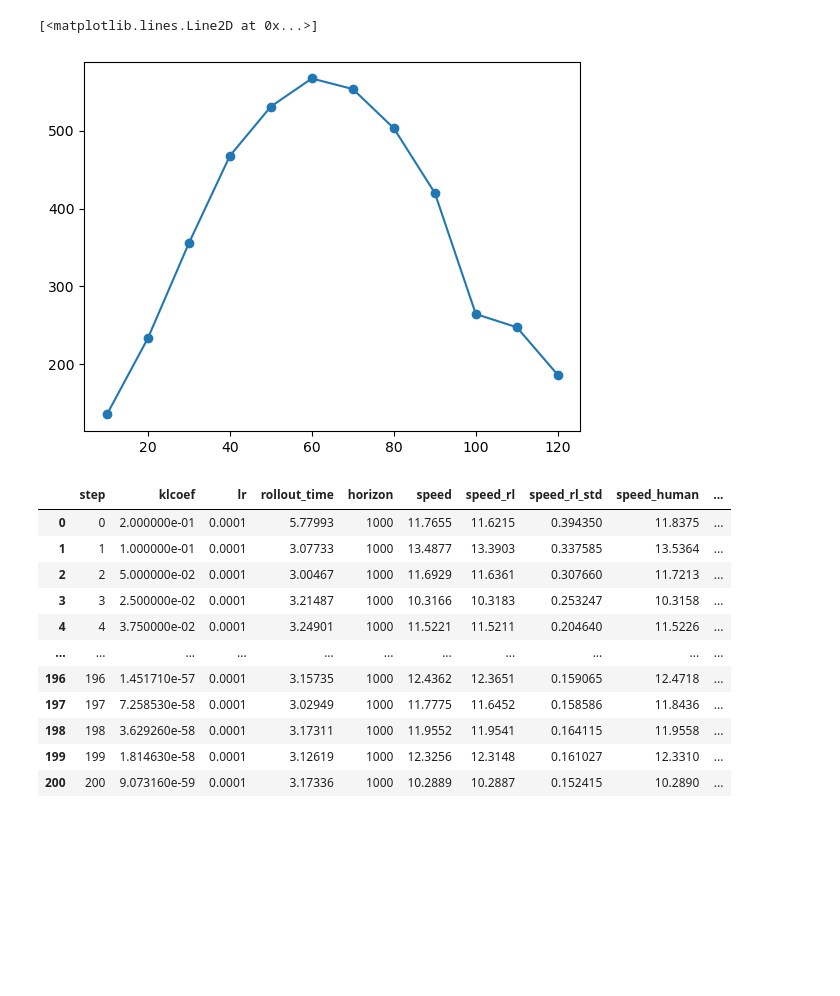
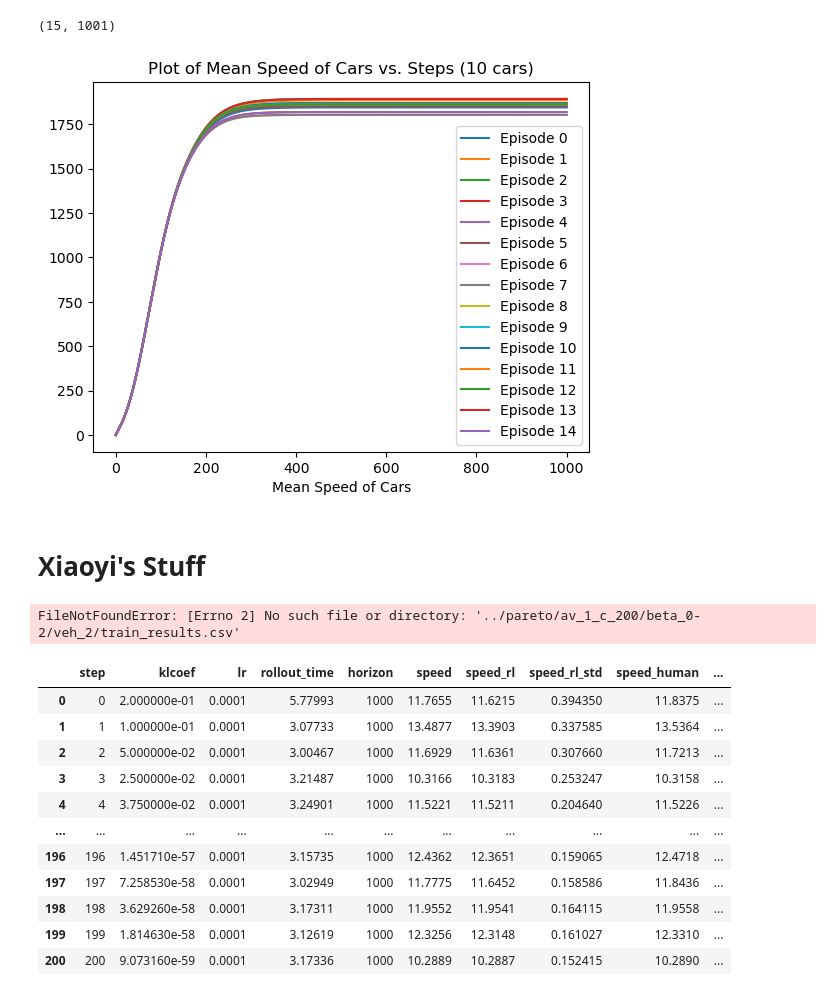
Before and after one commit to Xiaoyi-Wu0711/automatic_vehicular_control, a Jupyter notebook: statistics/FD.ipynb, the cells around one changed output. Cells and saved outputs as stored; diff of their text form; code cells hidden in the pictures; blank space fills up the shorter version.

Commit message:
testing: randomness

```diff
--- a/statistics/FD.ipynb
+++ b/statistics/FD.ipynb
@@ -7,3 +17,25 @@ import matplotlib.colors as mcolors
+# %%
+number_vehicles_used = 10
+mean_speed_eps = np.load(f'../automatic_vehicular_control/pareto/single_ring/random_test/veh_{number_vehicles_used}/flow_eps.npy')
+#list of mean_speed (n_steps x horizon)
+
+print(mean_speed_eps.shape)
+for i in range(mean_speed_eps.shape[0]):
+    plt.plot(mean_speed_eps[i, :], label=f"Episode {i}")
+
+plt.legend()
+plt.title(f"Plot of Mean Speed of Cars vs. Steps ({number_vehicles_used} cars)")
+plt.xlabel("Step #")
+plt.xlabel("Mean Speed of Cars")
+
+
+
+plt.show()
+# %% [output]
+(15, 1001)
+[figure, added]
+# %% [markdown]
+# Xiaoyi's Stuff
 # %%
 base_path =  "../pareto/av_1_c_200/beta_0-2/"
 speed_ls = []
@@ -20,8 +52,7 @@ density_0 = np.array(veh_num_array) / (200 * 1e-3)
 flow_0 = np.array(density_0 * np.array(speed_ls))
 plt.plot(density_0, flow_0, marker='o', label="Beta 0")
 # %% [output]
-[<matplotlib.lines.Line2D at 0x...>]
+FileNotFoundError: [Errno 2] No such file or directory: '../pareto/av_1_c_200/beta_0-2/veh_2/train_results.csv'
-[figure, removed]
 # %%
 pd.read_csv(base_path + f"veh_{str(4)}/train_results.csv")
 # %% [output]
```
Also changed, not shown: parts of 2 cells of this notebook, 2 other files.
